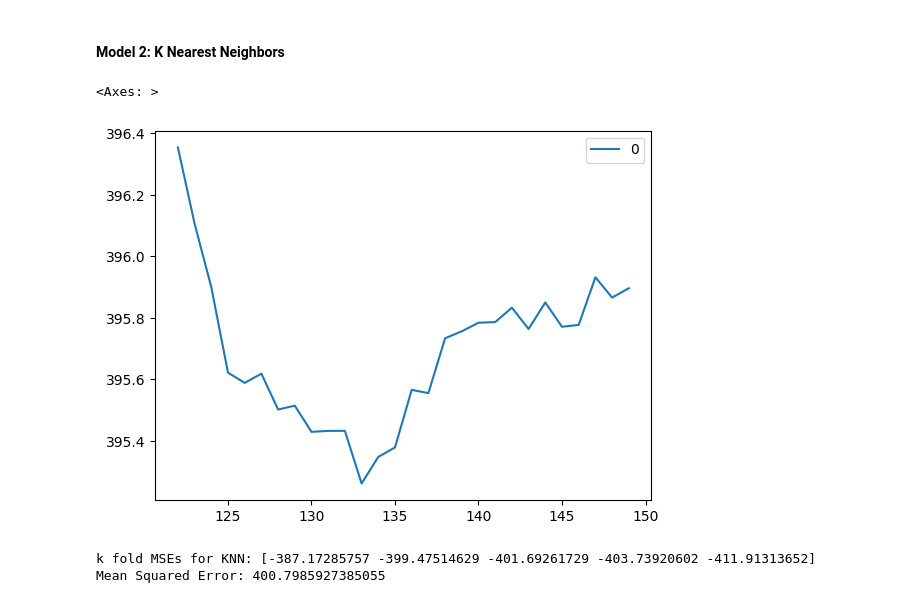
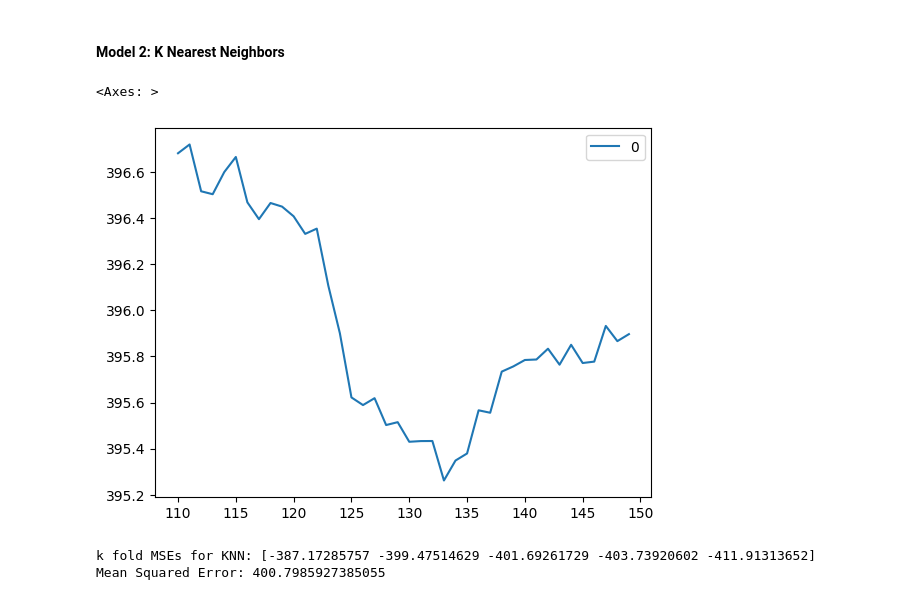
Before and after one commit to mahnsi/Group22FinalProject, a Jupyter notebook: group22FinalProject.ipynb, the cells around one changed output. Saved outputs shown, nothing was run; the diff lists cells and outputs as text; code cells hidden in the pictures.

```diff
--- a/group22FinalProject.ipynb
+++ b/group22FinalProject.ipynb
@@ -415,23 +415,23 @@ k fold MSEs: [-389.23181484 -397.84010234 -401.69964497 -400.54274467 -405.18125
 # %%
 from sklearn.neighbors import KNeighborsRegressor as KNR
 
 mse_val = []
 k_vals = []
 
 # find the best k value by plotting the errors with k values 122 to 149
-for k in range (122, 150):
+for k in range (110, 150):
     knn_model = KNR(n_neighbors = k)
     knn_model.fit(X_train, y_train)
     pred = knn_model.predict(X_test)
     mse_val.append(mse(y_test,pred))
     k_vals.append(k)
 
 # create and plot the curve
 curve = pd.DataFrame(mse_val, index= k_vals)
 curve.plot()
 # %% [output]
 <Axes: >
-[figure, old version]
+[figure, new version]
 # %%
 # Define knn model with optimal k value
 knn_model = KNR(n_neighbors = 133)
```
Also changed, not shown: parts of 1 cell of this notebook.
